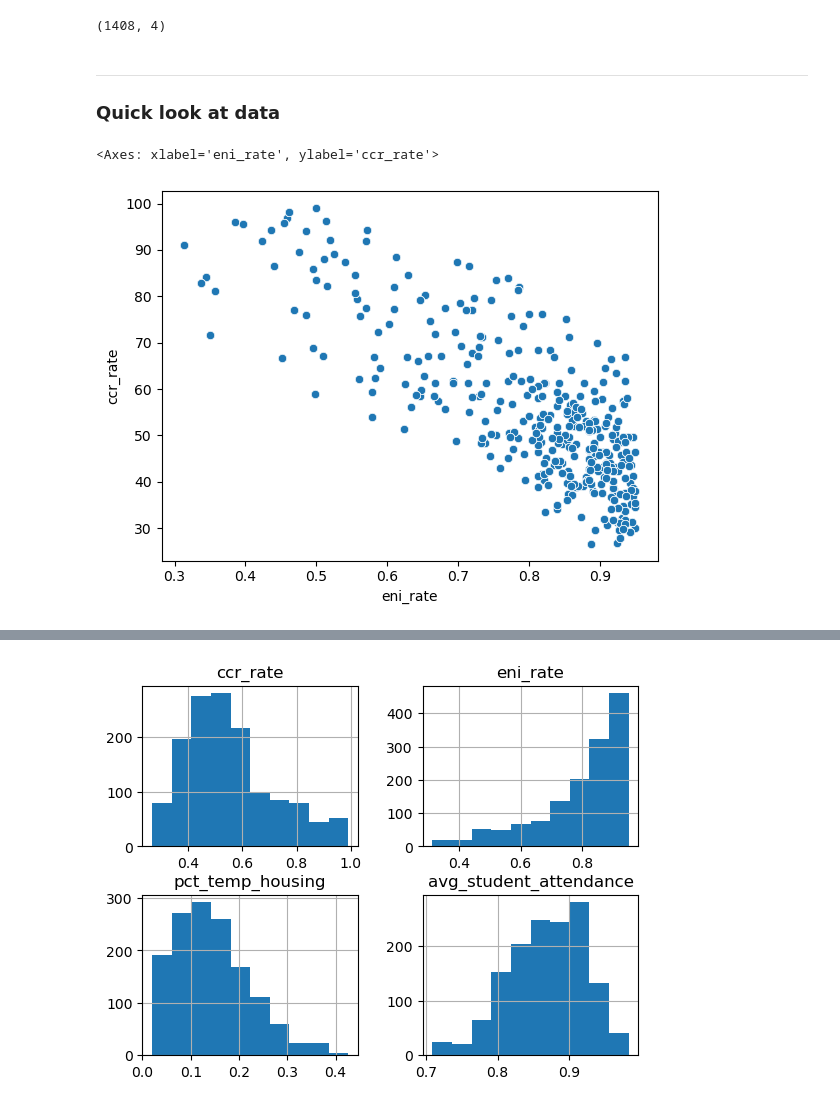
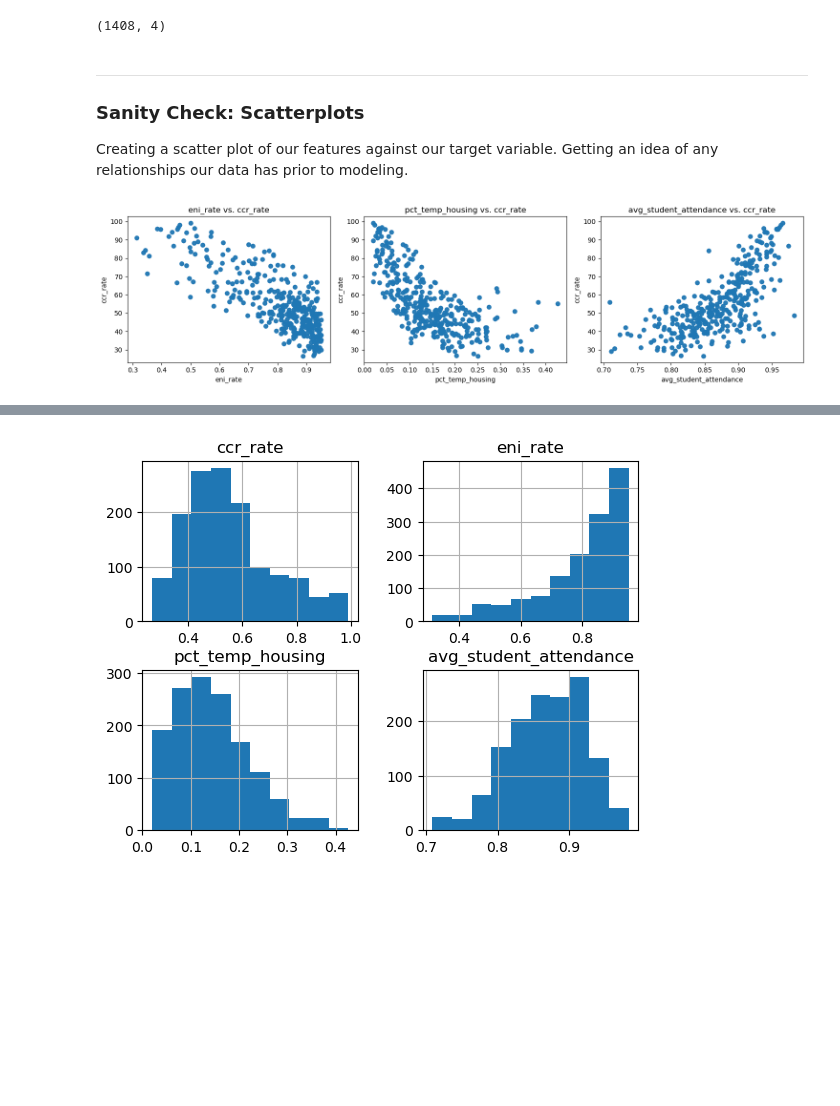
Before and after one commit to brehima5/CID_data-slayer-corps, a Jupyter notebook: python/notebooks/model_training.ipynb, the cells around one changed output, grey strips where cells are left out. Saved outputs shown, nothing was run; the diff lists cells and outputs as text; code cells hidden in the pictures; blank space fills up the shorter version.

```diff
--- a/python/notebooks/model_training.ipynb
+++ b/python/notebooks/model_training.ipynb
@@ -95,9 +138,23 @@ dtype: int64
 # %% [markdown]
 ***
 
-### Quick look at data
+### **Sanity Check: Scatterplots**
+
+Creating a scatter plot of our features against our target variable. Getting an idea of any relationships our data has prior to modeling.
 # %%
-sns.scatterplot(df1, x='eni_rate', y='ccr_rate')
+# streamlined multiple scatterplots all in one figure
+
+features = ['eni_rate', 'pct_temp_housing', 'avg_student_attendance']
+plt.figure(figsize=(15, 4))
+
+for f in features:
+    plt.subplot(1, 3, features.index(f) + 1)
+    plt.scatter(df1[f], df1['ccr_rate'], alpha=0.5)
+    plt.xlabel(f)
+    plt.ylabel('ccr_rate')
+    plt.title(f'{f} vs. ccr_rate')
+
+plt.tight_layout()
+plt.show()
 # %% [output]
-<Axes: xlabel='eni_rate', ylabel='ccr_rate'>
-[figure, old version]
+[figure, new version]
```
Also changed, not shown: parts of 27 cells of this notebook, 1 other file.
